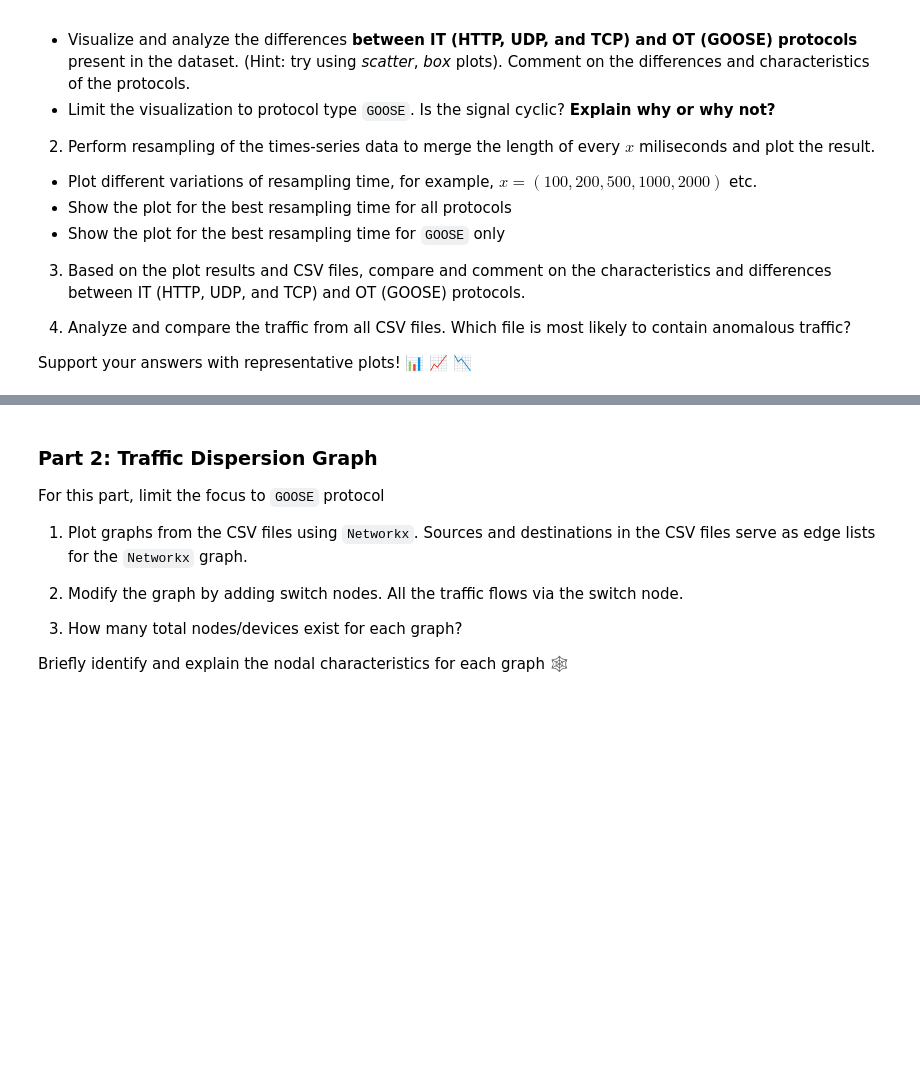
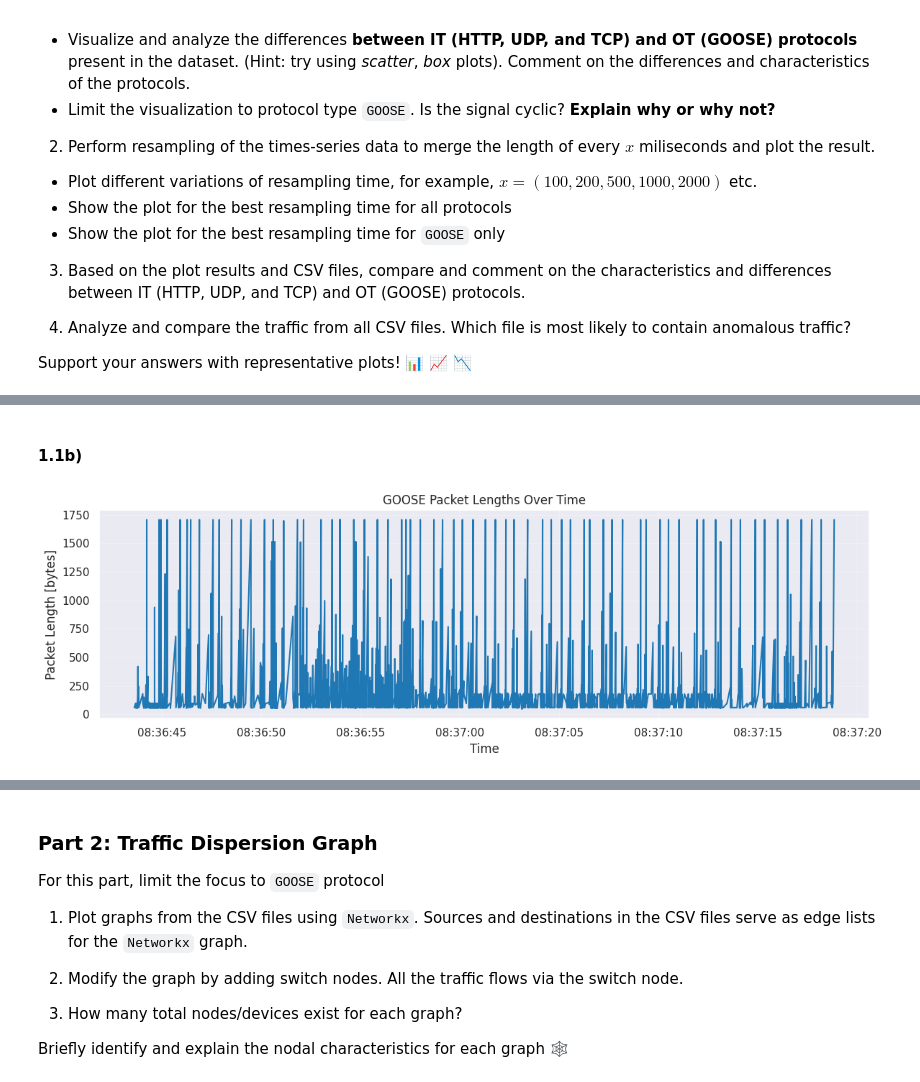
Before and after one commit to zn-a/CyberSec, a Jupyter notebook: Lab/Lab-4/Copy_of_Lab4_OT_traffic.ipynb, the cells around one changed output, grey strips where cells are left out. Saved outputs shown, nothing was run; the diff lists cells and outputs as text; code cells hidden in the pictures; blank space fills up the shorter version.

```diff
--- a/Lab/Lab-4/Copy_of_Lab4_OT_traffic.ipynb
+++ b/Lab/Lab-4/Copy_of_Lab4_OT_traffic.ipynb
@@ -237,0 +274,15 @@ Support your answers with representative plots! 📊 📈 📉
+# %% [markdown]
+#### 1.1b)
+# %%
+# Plot GOOSE packet arrival over time to check cyclic behavior
+plt.figure(figsize=(12, 4))
+plt.plot(goose["Time"], goose["Length"], label="GOOSE", color="tab:blue")
+plt.title("GOOSE Packet Lengths Over Time")
+plt.xlabel("Time")
+plt.ylabel("Packet Length [bytes]")
+plt.grid(True, alpha=0.25)
+plt.tight_layout()
+plt.savefig("plots/part-1/goose-time-series.svg", format="svg")
+plt.show()
+# %% [output]
+[figure, added]
```
Also changed, not shown: parts of 11 cells of this notebook.
